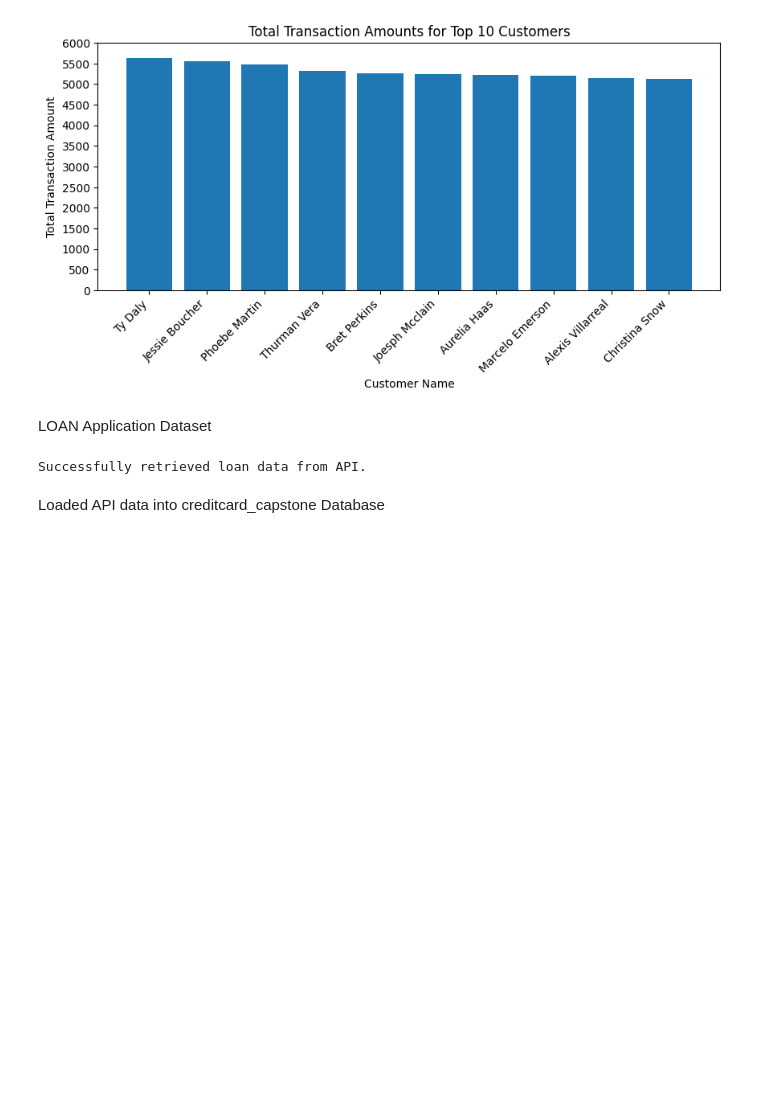
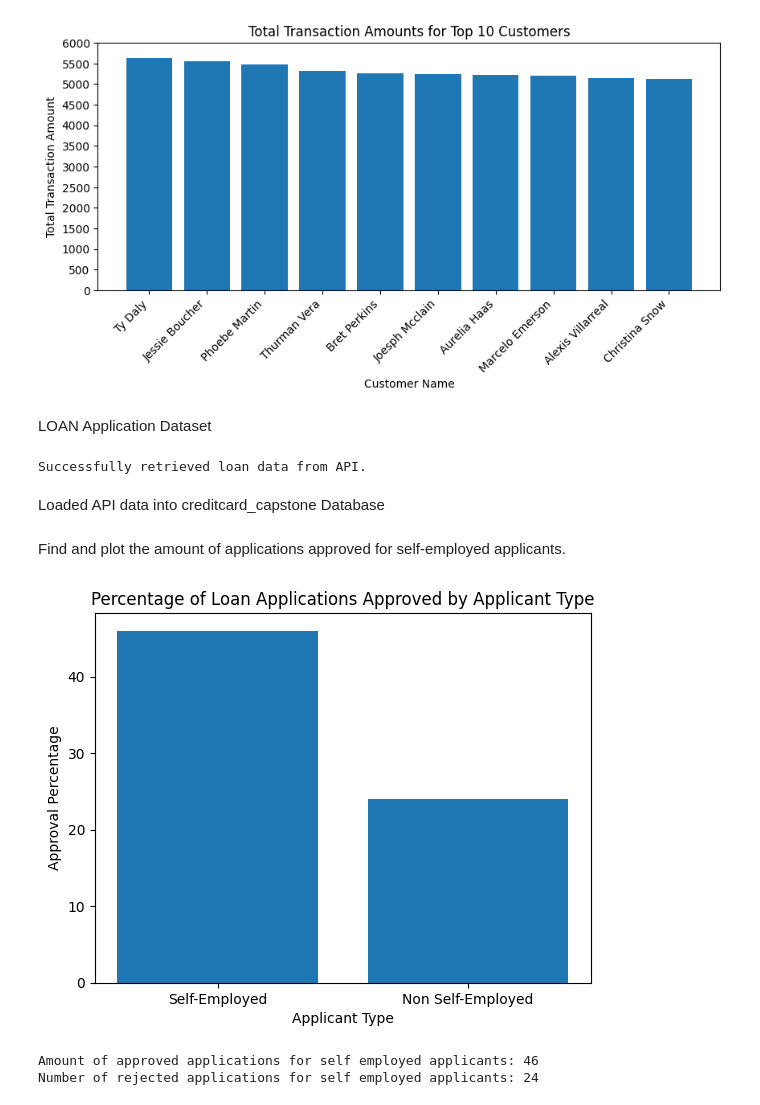
Before and after one commit to Semaj27/Capstone-Project, a Jupyter notebook: etl.ipynb, the cells around one changed output. Cells and saved outputs as stored; diff of their text form; code cells hidden in the pictures; blank space fills up the shorter version.

Commit message:
self-employed & married male app graphs made

```diff
--- a/etl.ipynb
+++ b/etl.ipynb
@@ -525,3 +525,47 @@ spark_df.write.jdbc(url=mysql_url, table=mysql_table, mode="overwrite", properti
 
 # Close the Spark session
 spark.stop()
+# %% [markdown]
+Find and plot the amount of applications approved for self-employed applicants.
+# %%
+import mysql.connector
+import matplotlib.pyplot as plt
+
+# establish a connection to the MySQL database
+sql = mysql.connector.connect(user='root', password='password', host='localhost', database='creditcard_capstone')
+
+# execute a SELECT query to retrieve the loan data from the table
+cursor = sql.cursor()
+query = "SELECT * FROM CDW_SAPP_loan_application"
+cursor.execute(query)
+
+# initialize counters for approved and rejected applications for self-employed and non self-employed applicants
+self_employed_approved = 0
+self_employed_rejected = 0
+
+
+# iterate through the query results
+for row in cursor.fetchall():
+    # increment the appropriate counter based on whether the applicant is self-employed and whether their application was approved
+    if row[5] == 'Yes':
+        if row[9] == 'Y':
+            self_employed_approved += 1
+        else:
+            self_employed_rejected += 1
+
+
+# create a bar chart of the percentage of applications approved for self-employed and non self-employed applicants
+fig, ax = plt.subplots()
+ax.bar(['Self-Employed', 'Non Self-Employed'],[self_employed_approved, self_employed_rejected])
+ax.set_xlabel('Applicant Type')
+ax.set_ylabel('Approval Percentage')
+ax.set_title('Percentage of Loan Applications Approved by Applicant Type')
+plt.show()
+
+
+print("Amount of approved applications for self employed applicants: {}".format(self_employed_approved))
+print("Number of rejected applications for self employed applicants: {}".format(self_employed_rejected))
+# %% [output]
+[figure, added]
+Amount of approved applications for self employed applicants: 46
+Number of rejected applications for self employed applicants: 24
```
Also changed, not shown: parts of 2 cells of this notebook.
